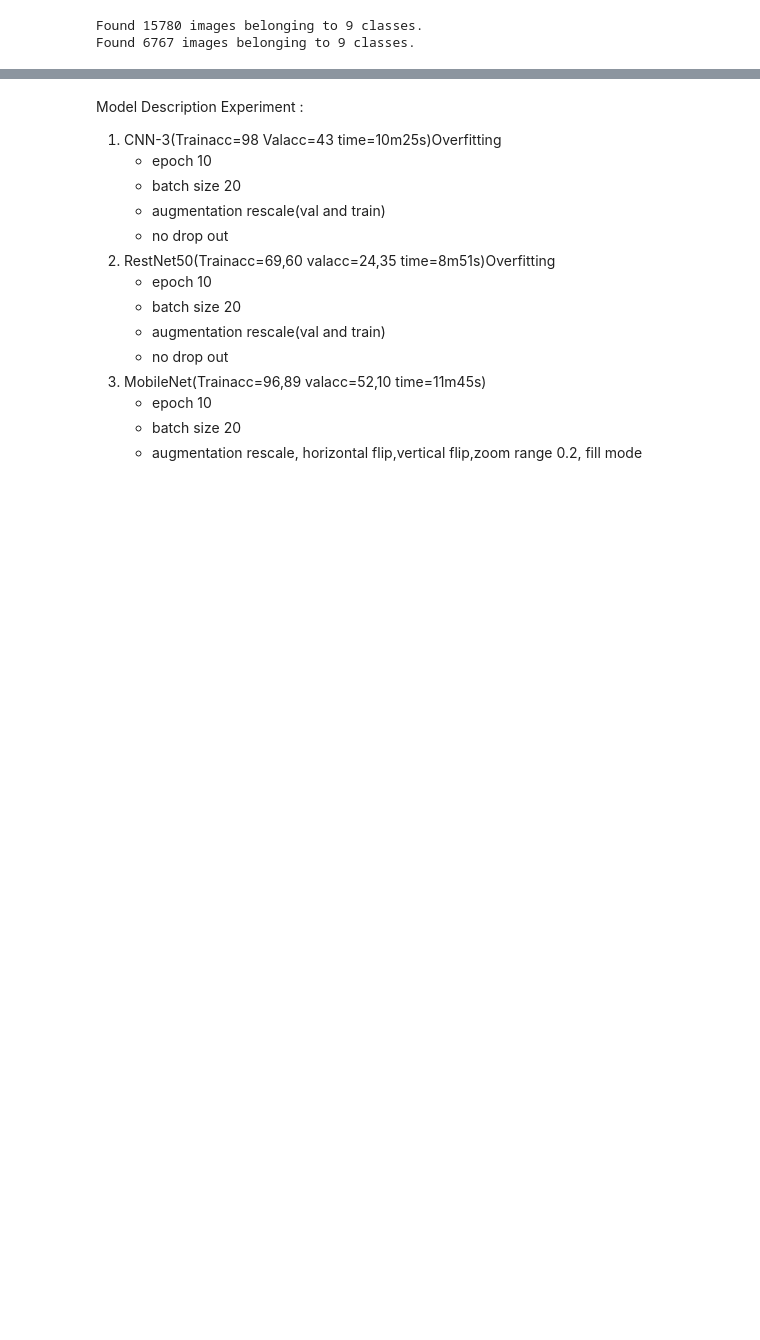
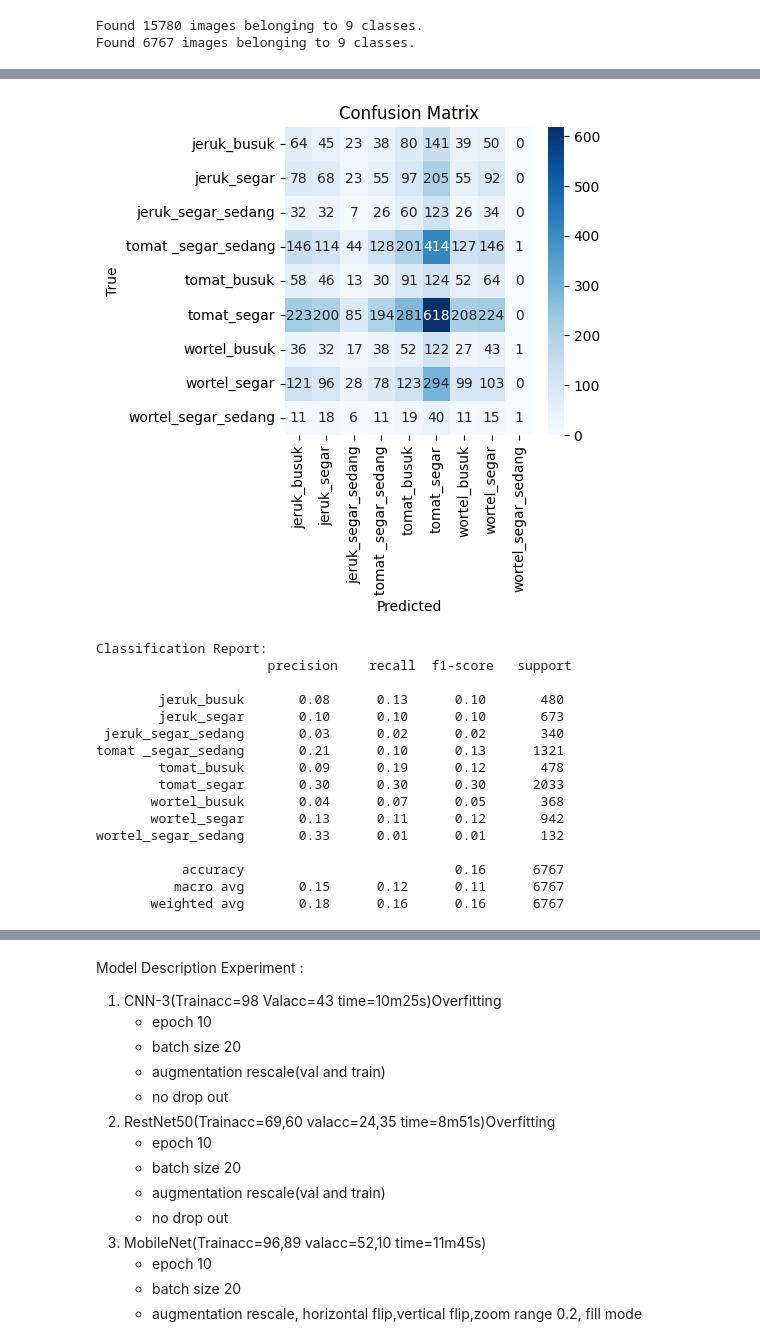
Before and after one commit to hildazaqya/project-capstone, a Jupyter notebook: firna/Foodection.ipynb, the cells around one changed output, grey strips where cells are left out. Cells and saved outputs as stored; diff of their text form; code cells hidden in the pictures; blank space fills up the shorter version.

```diff
--- a/firna/Foodection.ipynb
+++ b/firna/Foodection.ipynb
@@ -330,0 +294,28 @@ Confusion Matrix:
+# %%
+import numpy as np
+from sklearn.metrics import confusion_matrix, classification_report
+import matplotlib.pyplot as plt
+import seaborn as sns
+# ...
+
+# Setelah Anda melatih model, lakukan prediksi pada data uji
+Y_pred = model.predict(test_generator)
+y_pred = np.argmax(Y_pred, axis=1)
+
+# Dapatkan label yang benar
+y_true = test_generator.classes
+
+# Buat confusion matrix
+conf_matrix = confusion_matrix(y_true, y_pred)
+
+# Tampilkan confusion matrix menggunakan seaborn heatmap
+plt.figure(figsize=(4, 4))
+sns.heatmap(conf_matrix, annot=True, fmt='d', cmap='Blues', xticklabels=test_generator.class_indices.keys(), yticklabels=test_generator.class_indices.keys())
+plt.xlabel('Predicted')
+plt.ylabel('True')
+plt.title('Confusion Matrix')
+plt.show()
+
+# Tampilkan laporan klasifikasi
+print('\nClassification Report:\n', classification_report(y_true, y_pred, target_names=test_generator.class_indices.keys()))
+# %% [output]
@@ -331,3 +323,20 @@ Confusion Matrix:
+[figure, added]
+Classification Report:
+                      precision    recall  f1-score   support
+
+        jeruk_busuk       0.08      0.13      0.10       480
+        jeruk_segar       0.10      0.10      0.10       673
+ jeruk_segar_sedang       0.03      0.02      0.02       340
+tomat _segar_sedang       0.21      0.10      0.13      1321
+        tomat_busuk       0.09      0.19      0.12       478
+        tomat_segar       0.30      0.30      0.30      2033
+       wortel_busuk       0.04      0.07      0.05       368
+       wortel_segar       0.13      0.11      0.12       942
+wortel_segar_sedang       0.33      0.01      0.01       132
+
+           accuracy                           0.16      6767
+          macro avg       0.15      0.12      0.11      6767
+       weighted avg       0.18      0.16      0.16      6767
 # %%
 #-----------------------------------------------------------
 # Retrieve a list of list results on training and test data
```
Also changed, not shown: parts of 15 cells of this notebook.
